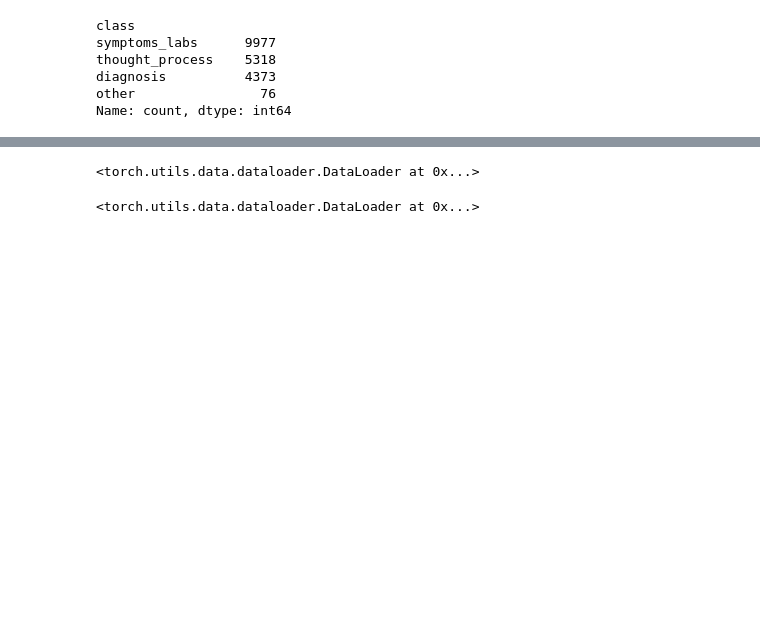
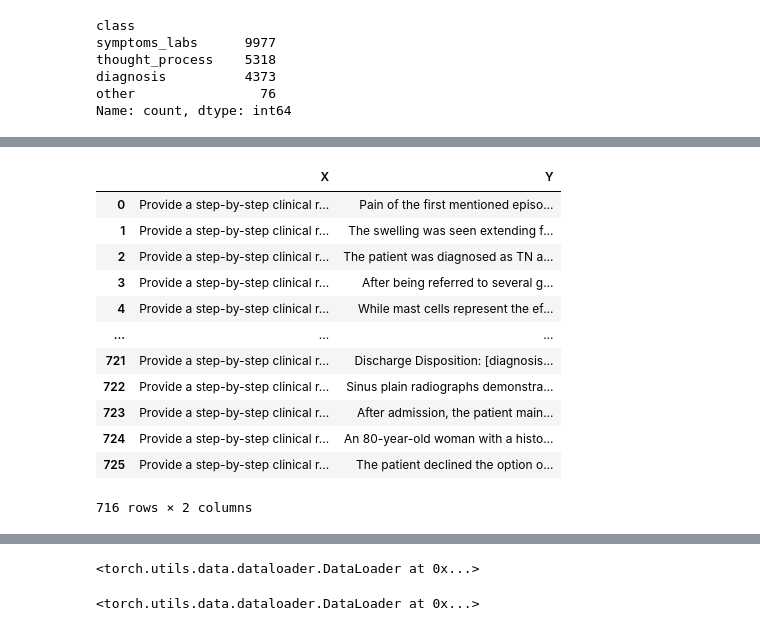
Before and after one commit to PikaSannnnn/MedRL-CoT, a Jupyter notebook: Preprocessing.ipynb, the cells around one changed output, grey strips where cells are left out. Drawn from its saved outputs; the diff is of its cells as text; code cells hidden in the pictures; blank space fills up the shorter version.

```diff
--- a/Preprocessing.ipynb
+++ b/Preprocessing.ipynb
@@ -403,0 +422,16 @@ cases_data = data_manager.MedRL_CoT_Dataset(cases_datasets, seed=0, tokenizer=to
+# %%
+cases_data['train']
+# %% [output]
+|  | X | Y |
+| 0 | Provide a step-by-step clinical r... | Pain of the first mentioned episo... |
+| 1 | Provide a step-by-step clinical r... | The swelling was seen extending f... |
+| 2 | Provide a step-by-step clinical r... | The patient was diagnosed as TN a... |
+| 3 | Provide a step-by-step clinical r... | After being referred to several g... |
+| 4 | Provide a step-by-step clinical r... | While mast cells represent the ef... |
+| ... | ... | ... |
+| 721 | Provide a step-by-step clinical r... | Discharge Disposition: [diagnosis... |
+| 722 | Provide a step-by-step clinical r... | Sinus plain radiographs demonstra... |
+| 723 | Provide a step-by-step clinical r... | After admission, the patient main... |
+| 724 | Provide a step-by-step clinical r... | An 80-year-old woman with a histo... |
+| 725 | Provide a step-by-step clinical r... | The patient declined the option o... |
+716 rows × 2 columns
```
Also changed, not shown: parts of 28 cells of this notebook, 2 other files.
